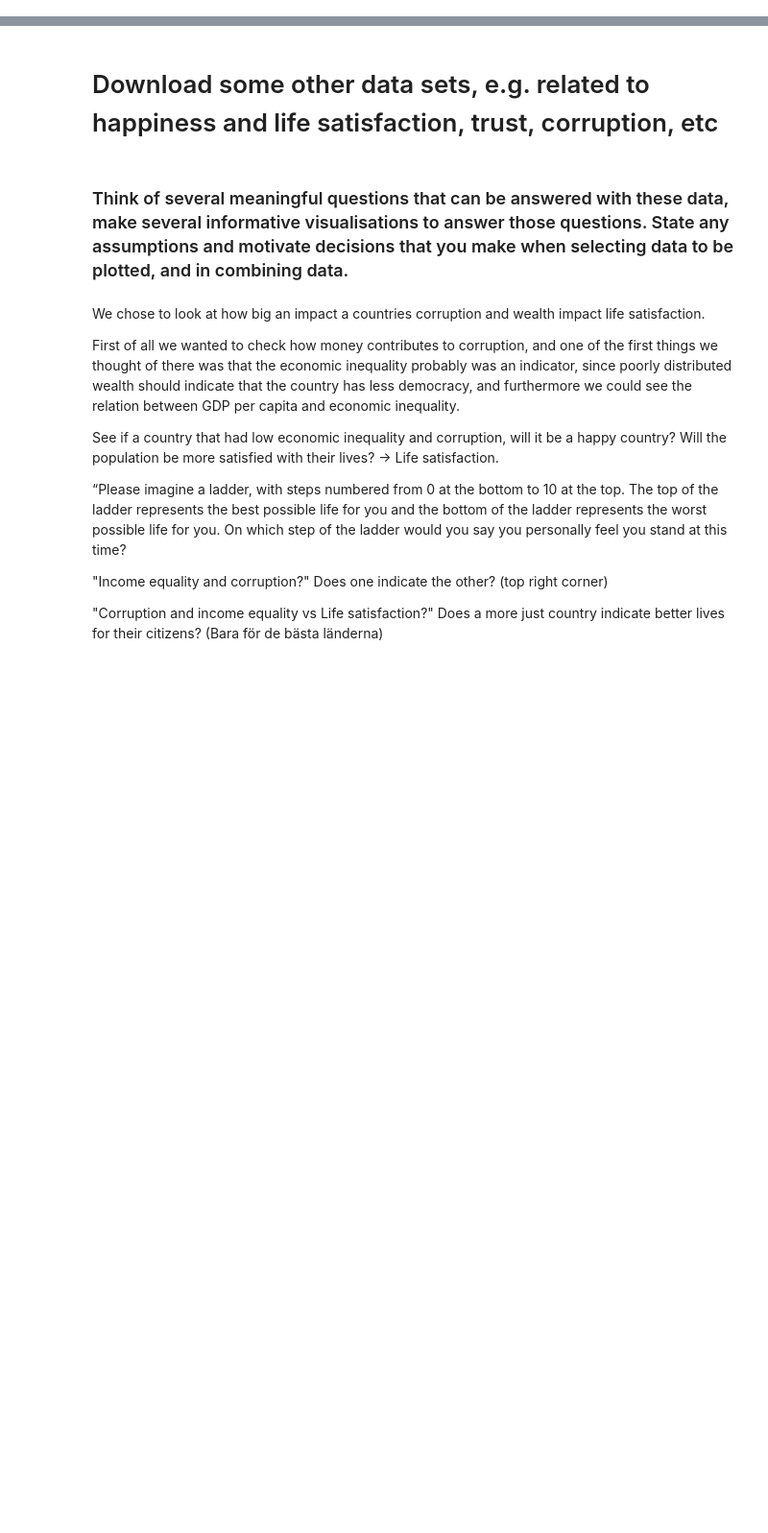
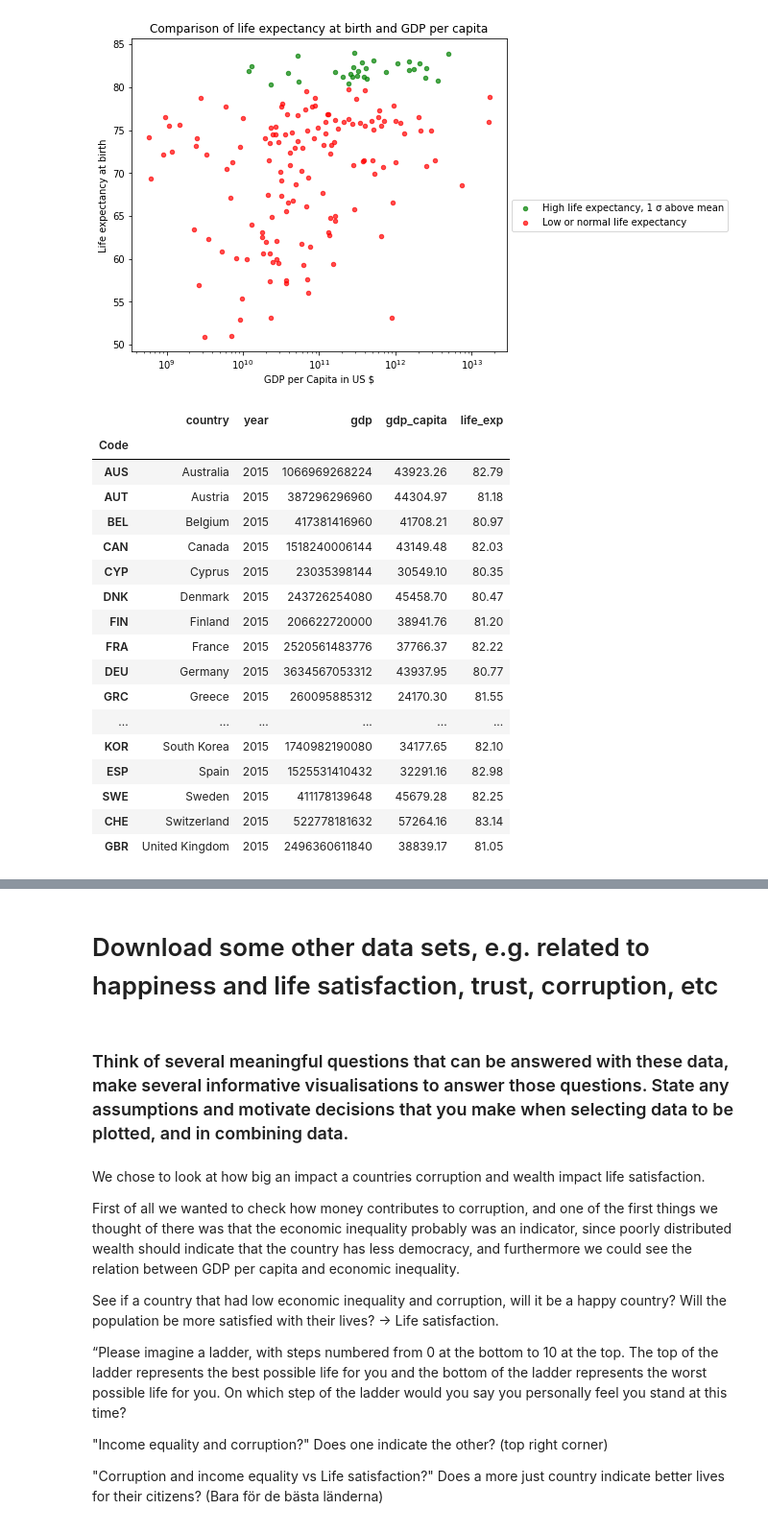
Before and after one commit to jerge/DAT405-DSC, a Jupyter notebook: Lab1.ipynb, the cells around one changed output, grey strips where cells are left out. Shown: that part at 96% size. Cells and saved outputs as stored; diff of their text form; code cells hidden in the pictures; blank space fills up the shorter version.

```diff
--- a/Lab1.ipynb
+++ b/Lab1.ipynb
@@ -182,0 +98,46 @@ GDP per capita is a much stronger indicator for strong economy. We can instantly
+# %%
+#Calculate standard deviation and mean for all columns in dataframe
+stdevs = countries.std(axis = 0)
+means = countries.mean(axis = 0)
+
+#Divide entries according to life expectency
+highLifeExp = countries[countries.life_exp > stdevs.life_exp + means.life_exp]
+lowLifeExp = countries[countries.life_exp <= stdevs.life_exp + means.life_exp]
+
+#Prepare plots
+fig, ax = plt.subplots()
+highLifeExp.plot.scatter(x="gdp",y="life_exp", alpha=0.7,
+                         logx=True, ax=ax, color='g', label="High life expectancy, 1 σ above mean")
+lowLifeExp.plot.scatter(x="gdp",y="life_exp",alpha=0.7,
+                        logx=True, ax=ax, color='r', label="Low or normal life expectancy")
+
+#Configure plots
+plt.legend(bbox_to_anchor=(1, 0.5))
+ax.set_xlabel("GDP per Capita in US $")
+ax.set_ylabel("Life expectancy at birth")
+plt.title("Comparison of life expectancy at birth and GDP per capita")
+
+plt.show()
+
+#Print table with all countries that have a life expectancy higher than one standard deviation above the mean
+highLifeExp
+# %% [output]
+[figure, added]
+|  | country | year | gdp | gdp_capita | life_exp |
+| Code |  |  |  |  |  |
+| AUS | Australia | 2015 | 1066969268224 | 43923.26 | 82.79 |
+| AUT | Austria | 2015 | 387296296960 | 44304.97 | 81.18 |
+| BEL | Belgium | 2015 | 417381416960 | 41708.21 | 80.97 |
+| CAN | Canada | 2015 | 1518240006144 | 43149.48 | 82.03 |
+| CYP | Cyprus | 2015 | 23035398144 | 30549.10 | 80.35 |
+| DNK | Denmark | 2015 | 243726254080 | 45458.70 | 80.47 |
+| FIN | Finland | 2015 | 206622720000 | 38941.76 | 81.20 |
+| FRA | France | 2015 | 2520561483776 | 37766.37 | 82.22 |
+| DEU | Germany | 2015 | 3634567053312 | 43937.95 | 80.77 |
+| GRC | Greece | 2015 | 260095885312 | 24170.30 | 81.55 |
+| ... | ... | ... | ... | ... | ... |
+| KOR | South Korea | 2015 | 1740982190080 | 34177.65 | 82.10 |
+| ESP | Spain | 2015 | 1525531410432 | 32291.16 | 82.98 |
+| SWE | Sweden | 2015 | 411178139648 | 45679.28 | 82.25 |
+| CHE | Switzerland | 2015 | 522778181632 | 57264.16 | 83.14 |
+| GBR | United Kingdom | 2015 | 2496360611840 | 38839.17 | 81.05 |
```
Also changed, not shown: parts of 42 cells of this notebook.
